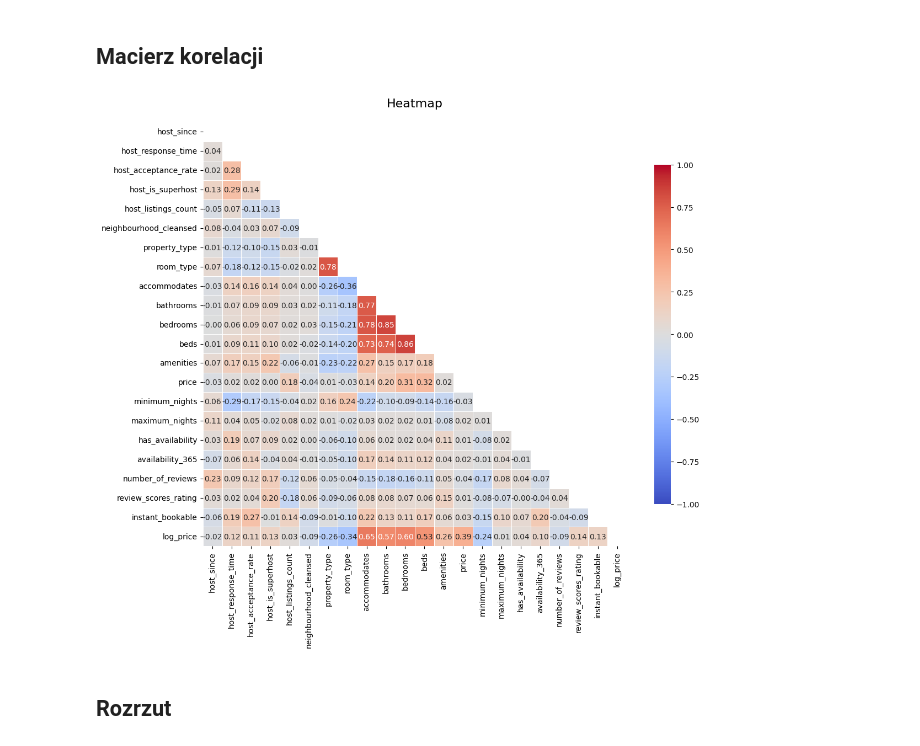
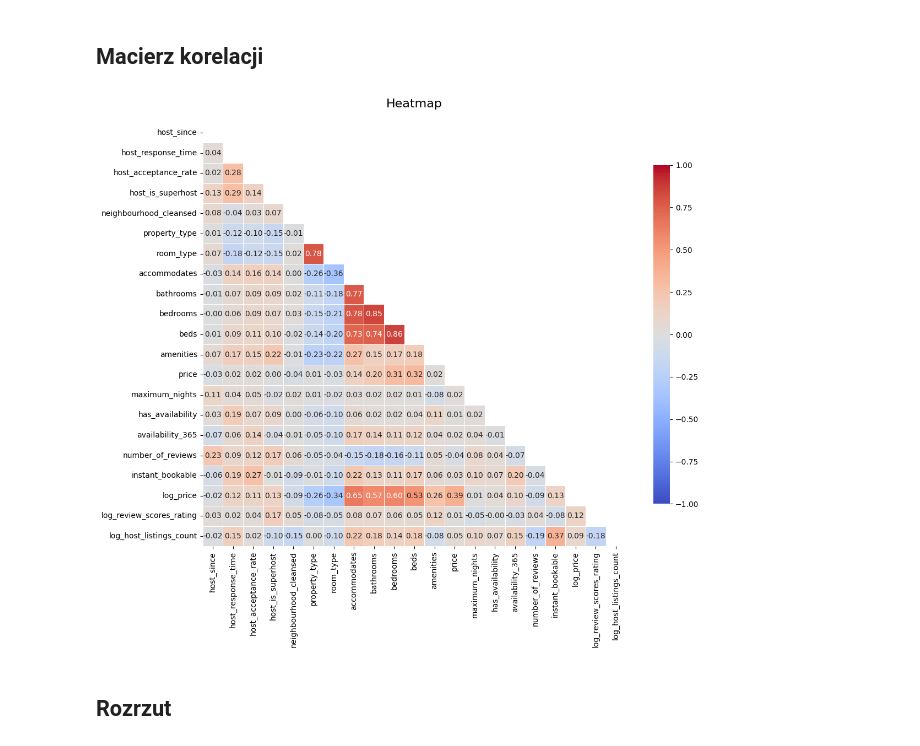
Before and after one commit to pitersbro/zzz, a Jupyter notebook: prbd_1.ipynb, the cells around one changed output. Saved outputs shown, nothing was run; the diff lists cells and outputs as text; code cells hidden in the pictures.

```diff
--- a/prbd_1.ipynb
+++ b/prbd_1.ipynb
@@ -380,5 +390,7 @@ nv.transformer.apply(fill_host_is_superhost)
 # %%
-nv.transformer.price_to_log()
+nv.transformer.apply_log_transform('price')
+nv.transformer.apply_log_transform('review_scores_rating')
+nv.transformer.apply_log_transform('host_listings_count')
 # %% [output]
 <nashville.Transformer at 0x...>
 # %% [markdown]
@@ -403,11 +415,12 @@ nv.transformer.data.itable()
 # %%
 exclude = ['host_total_listings_count', 'minimum_nights_avg_ntm', 'maximum_nights_avg_ntm',
            'availability_30', 'availability_60',
-           'availability_90'
+           'availability_90',
+           'minimum_nights', 'review_scores_rating', 'host_listings_count'
           ]
 nv.transformer.data.heatmap(exclude_cols=exclude)
 # %% [output]
-[figure, old version]
+[figure, new version]
 # %% [markdown]
 ## Rozrzut
 # %%
```
Also changed, not shown: parts of 8 cells of this notebook, 1 other file.
